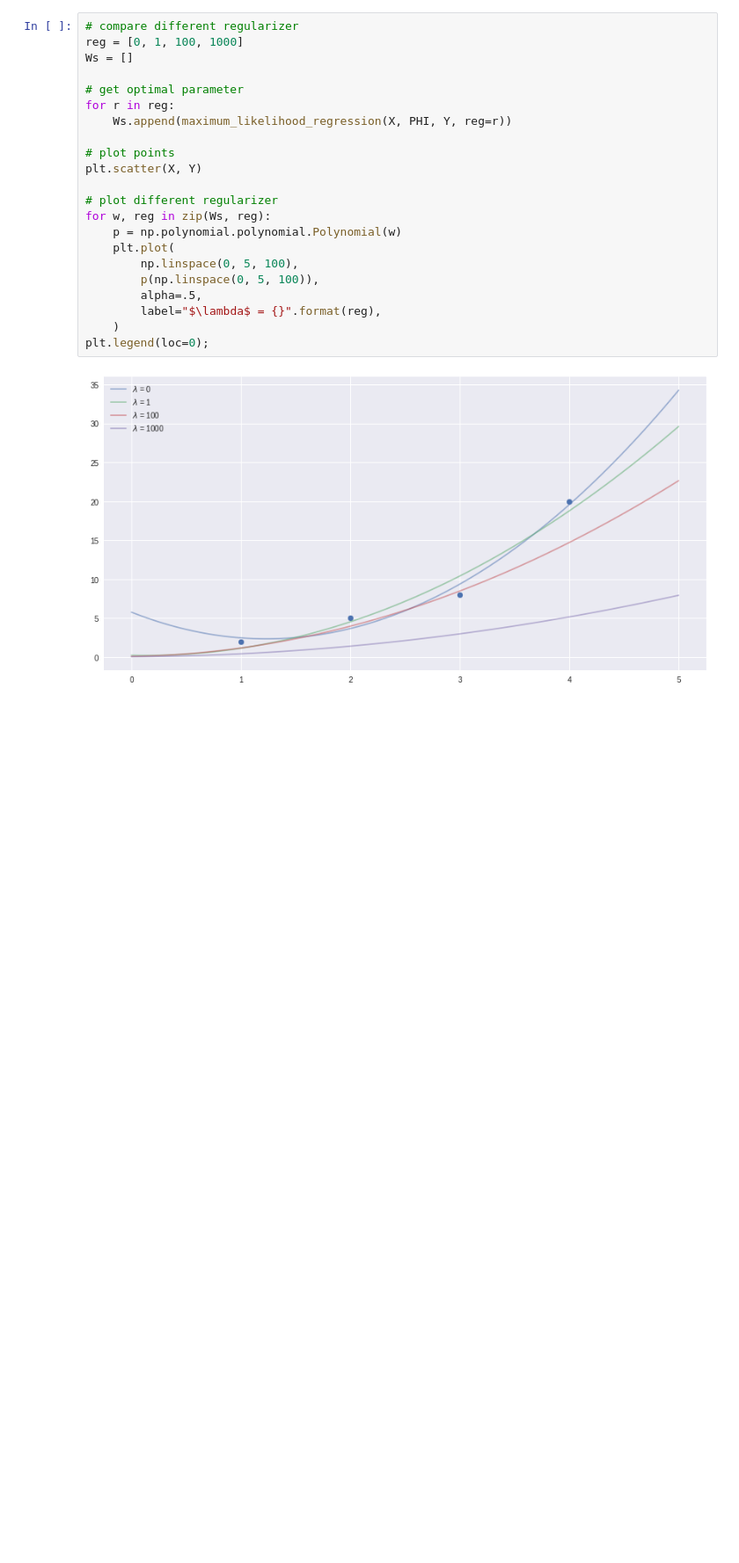
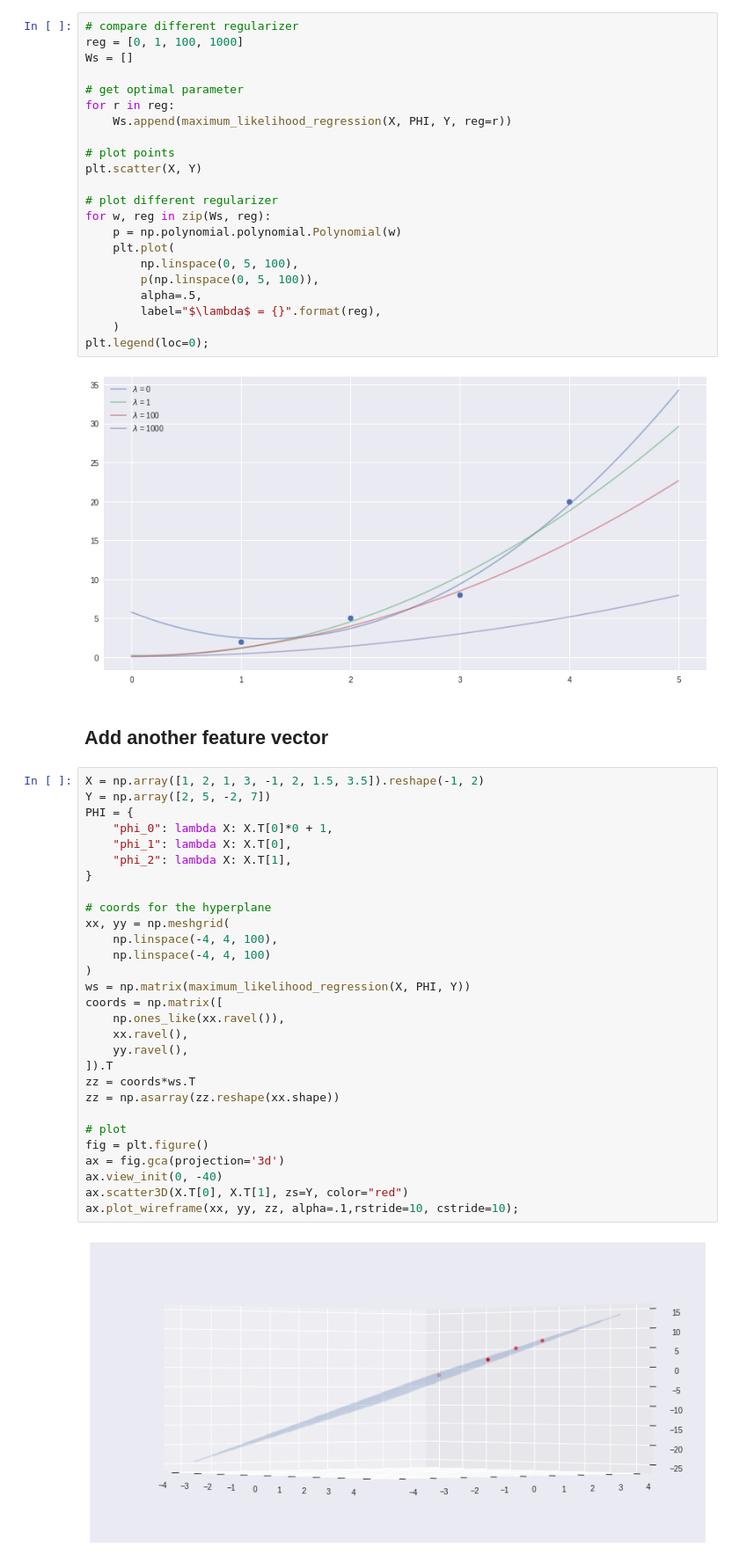
Before and after one commit to jgoerner/ml-homework, a Jupyter notebook: notebooks/02_Linear_Models_Regression.ipynb, the cells around one changed output. Shown at 88% size. Cells and saved outputs as stored; diff of their text form; blank space fills up the shorter version.

Commit message:
included more dimensional regression

```diff
--- a/notebooks/02_Linear_Models_Regression.ipynb
+++ b/notebooks/02_Linear_Models_Regression.ipynb
@@ -76,3 +76,36 @@ for w, reg in zip(Ws, reg):
 plt.legend(loc=0);
 # %% [output]
 [figure]
+# %% [markdown]
+## Add another feature vector
+# %%
+X = np.array([1, 2, 1, 3, -1, 2, 1.5, 3.5]).reshape(-1, 2)
+Y = np.array([2, 5, -2, 7])
+PHI = {
+    "phi_0": lambda X: X.T[0]*0 + 1,
+    "phi_1": lambda X: X.T[0],
+    "phi_2": lambda X: X.T[1],
+}
+
+# coords for the hyperplane
+xx, yy = np.meshgrid(
+    np.linspace(-4, 4, 100),
+    np.linspace(-4, 4, 100)
+)
+ws = np.matrix(maximum_likelihood_regression(X, PHI, Y))
+coords = np.matrix([
+    np.ones_like(xx.ravel()),
+    xx.ravel(),
+    yy.ravel(),
+]).T
+zz = coords*ws.T
+zz = np.asarray(zz.reshape(xx.shape))
+
+# plot
+fig = plt.figure()
+ax = fig.gca(projection='3d')
+ax.view_init(0, -40)
+ax.scatter3D(X.T[0], X.T[1], zs=Y, color="red")
+ax.plot_wireframe(xx, yy, zz, alpha=.1,rstride=10, cstride=10);
+# %% [output]
+[figure, added]
```
